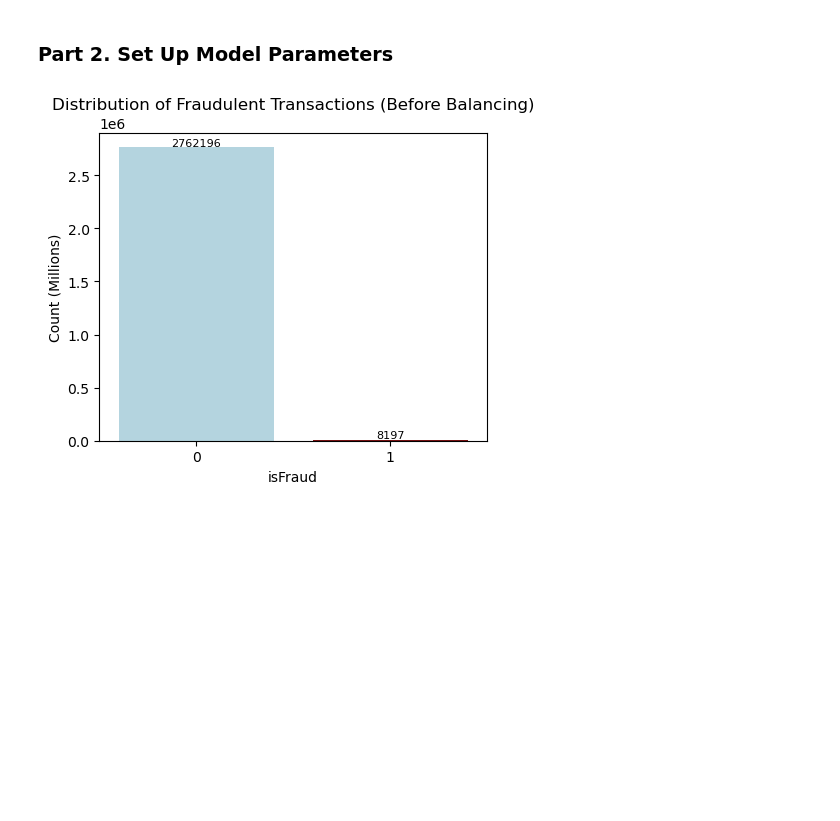
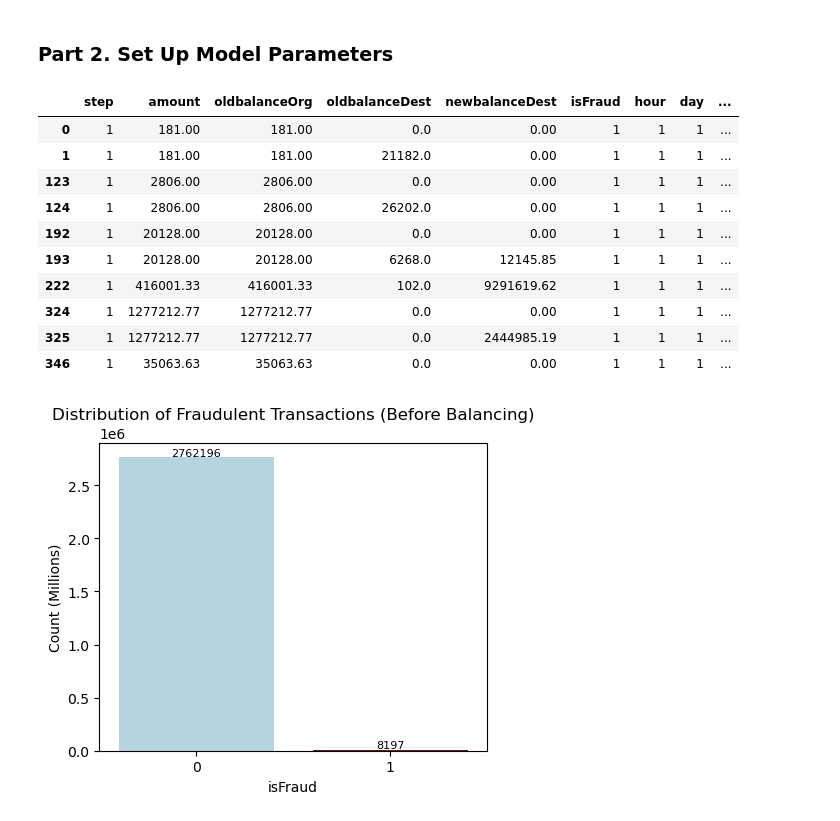
Before and after one commit to SurakshaRegmi/Project-4, a Jupyter notebook: 2. Model Training/2.3 mod_random_forest.ipynb, the cells around one changed output. Saved outputs shown, nothing was run; the diff lists cells and outputs as text; code cells hidden in the pictures; blank space fills up the shorter version.

```diff
--- a/2. Model Training/2.3 mod_random_forest.ipynb
+++ b/2. Model Training/2.3 mod_random_forest.ipynb
@@ -85,6 +85,25 @@ X = fraud_df.drop(['isFraud','isFlaggedFraud','large_transaction','newbalanceOri
 # %%
 # Perform train-test split on the original DataFrame
 X_train, X_test, y_train, y_test = train_test_split(X, y, test_size=0.2, random_state=42)
+# %%
+sample_data = fraud_df.drop(['isFlaggedFraud','large_transaction','newbalanceOrig','week','bal_change_per'], axis=1)
+
+# Assuming your DataFrame is named 'df'
+fraudulent_transactions = sample_data[sample_data['isFraud'] == 1]
+# %%
+fraudulent_transactions.head(10)
+# %% [output]
+|  | step | amount | oldbalanceOrg | oldbalanceDest | newbalanceDest | isFraud | hour | day | ... |
+| 0 | 1 | 181.00 | 181.00 | 0.0 | 0.00 | 1 | 1 | 1 | ... |
+| 1 | 1 | 181.00 | 181.00 | 21182.0 | 0.00 | 1 | 1 | 1 | ... |
+| 123 | 1 | 2806.00 | 2806.00 | 0.0 | 0.00 | 1 | 1 | 1 | ... |
+| 124 | 1 | 2806.00 | 2806.00 | 26202.0 | 0.00 | 1 | 1 | 1 | ... |
+| 192 | 1 | 20128.00 | 20128.00 | 0.0 | 0.00 | 1 | 1 | 1 | ... |
+| 193 | 1 | 20128.00 | 20128.00 | 6268.0 | 12145.85 | 1 | 1 | 1 | ... |
+| 222 | 1 | 416001.33 | 416001.33 | 102.0 | 9291619.62 | 1 | 1 | 1 | ... |
+| 324 | 1 | 1277212.77 | 1277212.77 | 0.0 | 0.00 | 1 | 1 | 1 | ... |
+| 325 | 1 | 1277212.77 | 1277212.77 | 0.0 | 2444985.19 | 1 | 1 | 1 | ... |
+| 346 | 1 | 35063.63 | 35063.63 | 0.0 | 0.00 | 1 | 1 | 1 | ... |
 # %%
 # Scaling Data using StandardScaler
 scaler = StandardScaler()
```
Also changed, not shown: 17 other files.
